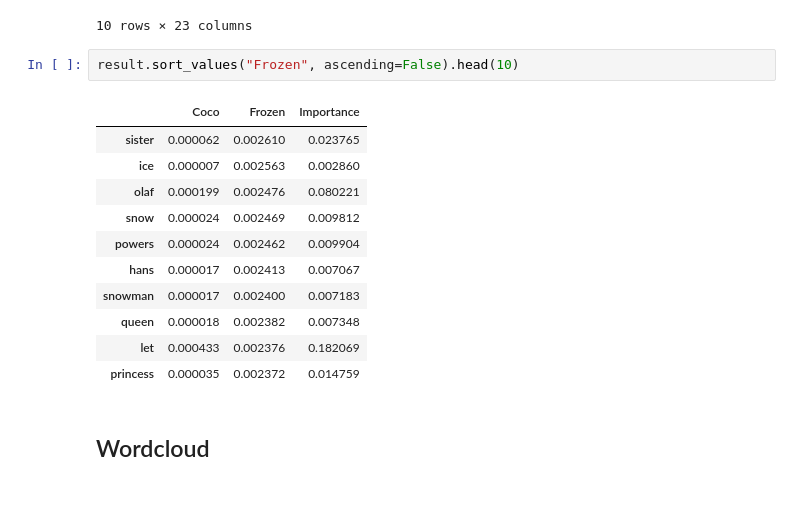
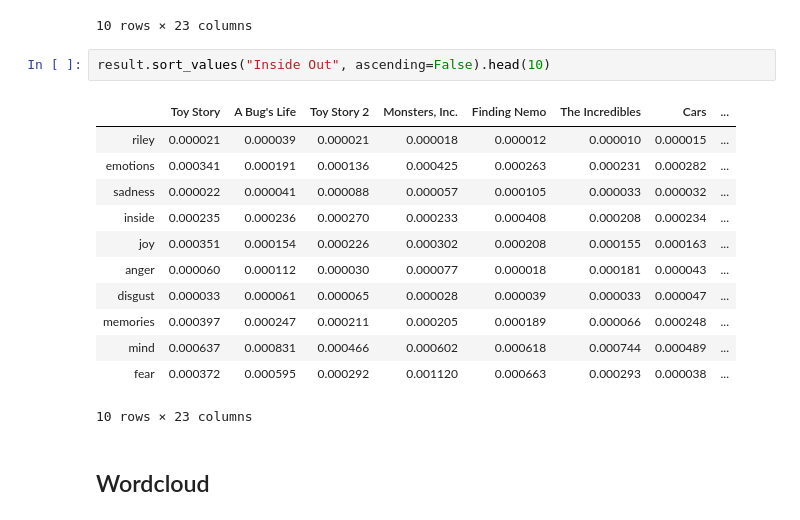
Before and after one commit to MaartenGr/Reviewer, a Jupyter notebook: notebooks/TF-IDF.ipynb, the cells around one changed output. Cells and saved outputs as stored; diff of their text form.

```diff
--- a/notebooks/TF-IDF.ipynb
+++ b/notebooks/TF-IDF.ipynb
@@ -134,19 +134,20 @@ result.sort_values("Importance", ascending=False).head(10)
 | ship | 0.000129 | 0.000060 | 0.000097 | 0.000028 | 0.000211 | 0.000049 | 0.000023 | ... |
 10 rows × 23 columns
 # %%
-result.sort_values("Frozen", ascending=False).head(10)
+result.sort_values("Inside Out", ascending=False).head(10)
 # %% [output]
-|  | Coco | Frozen | Importance |
-| sister | 0.000062 | 0.002610 | 0.023765 |
-| ice | 0.000007 | 0.002563 | 0.002860 |
-| olaf | 0.000199 | 0.002476 | 0.080221 |
-| snow | 0.000024 | 0.002469 | 0.009812 |
-| powers | 0.000024 | 0.002462 | 0.009904 |
-| hans | 0.000017 | 0.002413 | 0.007067 |
-| snowman | 0.000017 | 0.002400 | 0.007183 |
-| queen | 0.000018 | 0.002382 | 0.007348 |
-| let | 0.000433 | 0.002376 | 0.182069 |
-| princess | 0.000035 | 0.002372 | 0.014759 |
+|  | Toy Story | A Bug's Life | Toy Story 2 | Monsters, Inc. | Finding Nemo | The Incredibles | Cars | ... |
+| riley | 0.000021 | 0.000039 | 0.000021 | 0.000018 | 0.000012 | 0.000010 | 0.000015 | ... |
+| emotions | 0.000341 | 0.000191 | 0.000136 | 0.000425 | 0.000263 | 0.000231 | 0.000282 | ... |
+| sadness | 0.000022 | 0.000041 | 0.000088 | 0.000057 | 0.000105 | 0.000033 | 0.000032 | ... |
+| inside | 0.000235 | 0.000236 | 0.000270 | 0.000233 | 0.000408 | 0.000208 | 0.000234 | ... |
+| joy | 0.000351 | 0.000154 | 0.000226 | 0.000302 | 0.000208 | 0.000155 | 0.000163 | ... |
+| anger | 0.000060 | 0.000112 | 0.000030 | 0.000077 | 0.000018 | 0.000181 | 0.000043 | ... |
+| disgust | 0.000033 | 0.000061 | 0.000065 | 0.000028 | 0.000039 | 0.000033 | 0.000047 | ... |
+| memories | 0.000397 | 0.000247 | 0.000211 | 0.000205 | 0.000189 | 0.000066 | 0.000248 | ... |
+| mind | 0.000637 | 0.000831 | 0.000466 | 0.000602 | 0.000618 | 0.000744 | 0.000489 | ... |
+| fear | 0.000372 | 0.000595 | 0.000292 | 0.001120 | 0.000663 | 0.000293 | 0.000038 | ... |
+10 rows × 23 columns
 # %% [markdown]
 ## Wordcloud
 # %%
```
Also changed, not shown: parts of 11 cells of this notebook, 26 other files.
